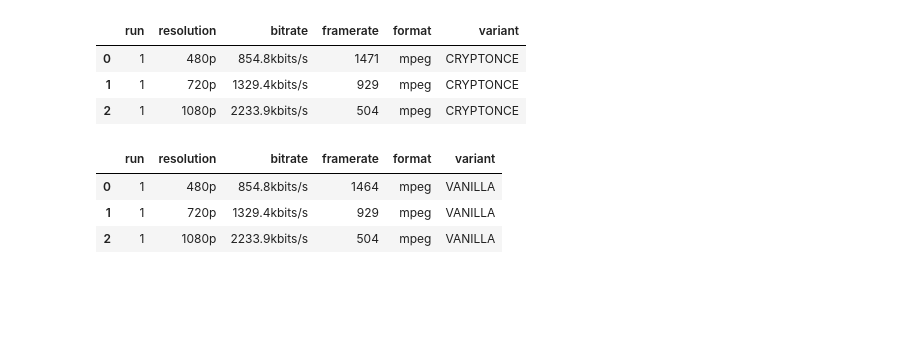
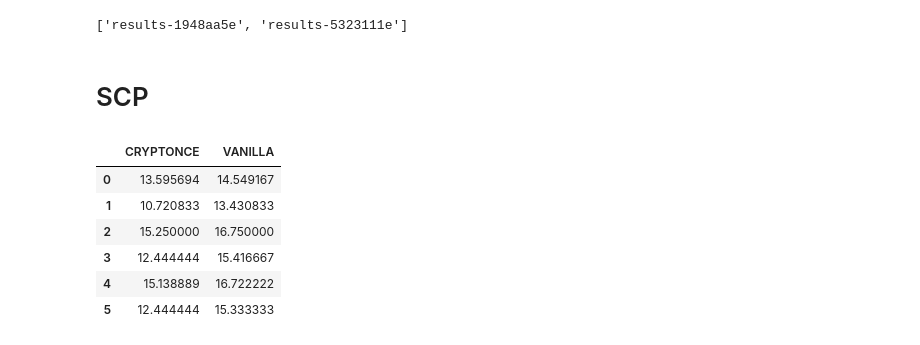
Before and after one commit to cesar237/wireguard-results-analysis, a Jupyter notebook: notebooks/Client Bench Analysis.ipynb, the cells around one changed output. Saved outputs shown, nothing was run; the diff lists cells and outputs as text; code cells hidden in the pictures; blank space fills up the shorter version.

```diff
--- a/notebooks/Client Bench Analysis.ipynb
+++ b/notebooks/Client Bench Analysis.ipynb
@@ -191,14 +252,4 @@ for res_dir, variant in zip(res_dirs, variants):
-# %%
-dfs['CRYPTONCE']
-# %% [output]
-|  | run | resolution | bitrate | framerate | format | variant |
-| 0 | 1 | 480p | 854.8kbits/s | 1471 | mpeg | CRYPTONCE |
-| 1 | 1 | 720p | 1329.4kbits/s | 929 | mpeg | CRYPTONCE |
-| 2 | 1 | 1080p | 2233.9kbits/s | 504 | mpeg | CRYPTONCE |
-# %%
-dfs['VANILLA']
-# %% [output]
-|  | run | resolution | bitrate | framerate | format | variant |
-| 0 | 1 | 480p | 854.8kbits/s | 1464 | mpeg | VANILLA |
-| 1 | 1 | 720p | 1329.4kbits/s | 929 | mpeg | VANILLA |
-| 2 | 1 | 1080p | 2233.9kbits/s | 504 | mpeg | VANILLA |
+# %%
+res_dirs
+# %% [output]
+['results-1948aa5e', 'results-5323111e']
@@ -204,0 +260,17 @@ dfs['VANILLA']
+# %% [markdown]
+# SCP
+# %%
+importer = import_pidstat_scp
+index = ['filesize', 'direction']
+metric = 'used'
+
+df = get_metric(importer=importer, index=index, metric=metric, negative=True)
+df[['CRYPTONCE', 'VANILLA']] / 18
+# %% [output]
+|  | CRYPTONCE | VANILLA |
+| 0 | 13.595694 | 14.549167 |
+| 1 | 10.720833 | 13.430833 |
+| 2 | 15.250000 | 16.750000 |
+| 3 | 12.444444 | 15.416667 |
+| 4 | 15.138889 | 16.722222 |
+| 5 | 12.444444 | 15.333333 |
```
Also changed, not shown: parts of 26 cells of this notebook, 4 other files.
